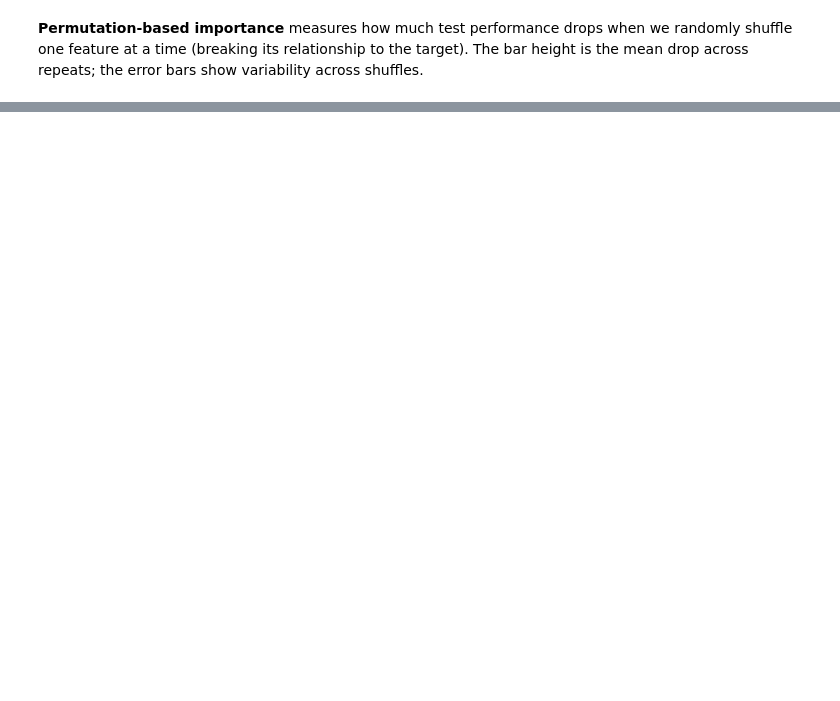
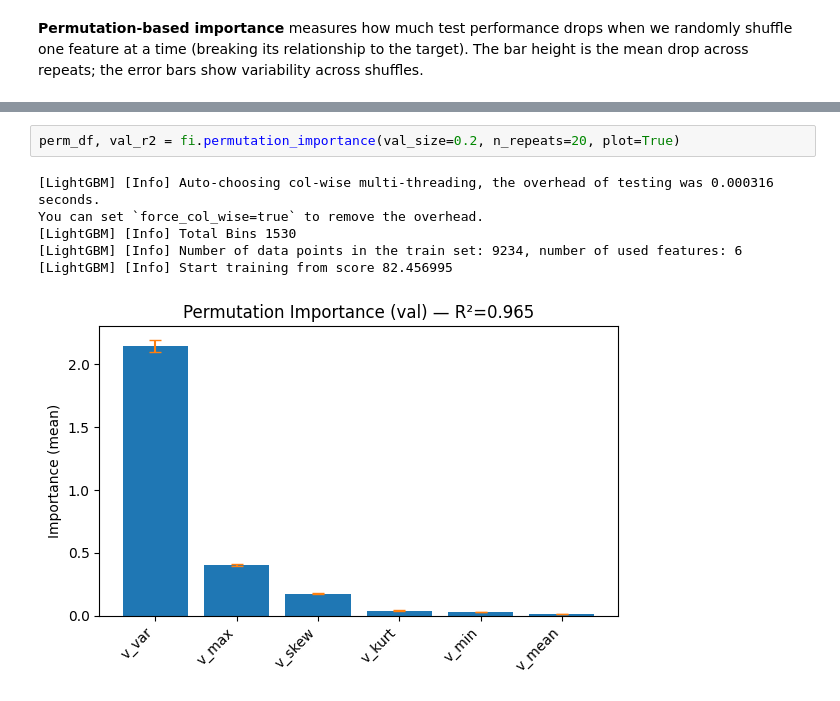
Before and after one commit to REIL-UConn/modular-ml, a Jupyter notebook: examples/04_feature_importance.ipynb, the cells around one changed output, grey strips where cells are left out. Drawn from its saved outputs; the diff is of its cells as text; blank space fills up the shorter version.

```diff
--- a/examples/04_feature_importance.ipynb
+++ b/examples/04_feature_importance.ipynb
@@ -333,0 +302,9 @@ plt.show()
+# %%
+perm_df, val_r2 = fi.permutation_importance(val_size=0.2, n_repeats=20, plot=True)
+# %% [output]
+[LightGBM] [Info] Auto-choosing col-wise multi-threading, the overhead of testing was 0.000316 seconds.
+You can set `force_col_wise=true` to remove the overhead.
+[LightGBM] [Info] Total Bins 1530
+[LightGBM] [Info] Number of data points in the train set: 9234, number of used features: 6
+[LightGBM] [Info] Start training from score 82.456995
+[figure, added]
```
Also changed, not shown: parts of 16 cells of this notebook, 2 other files.
